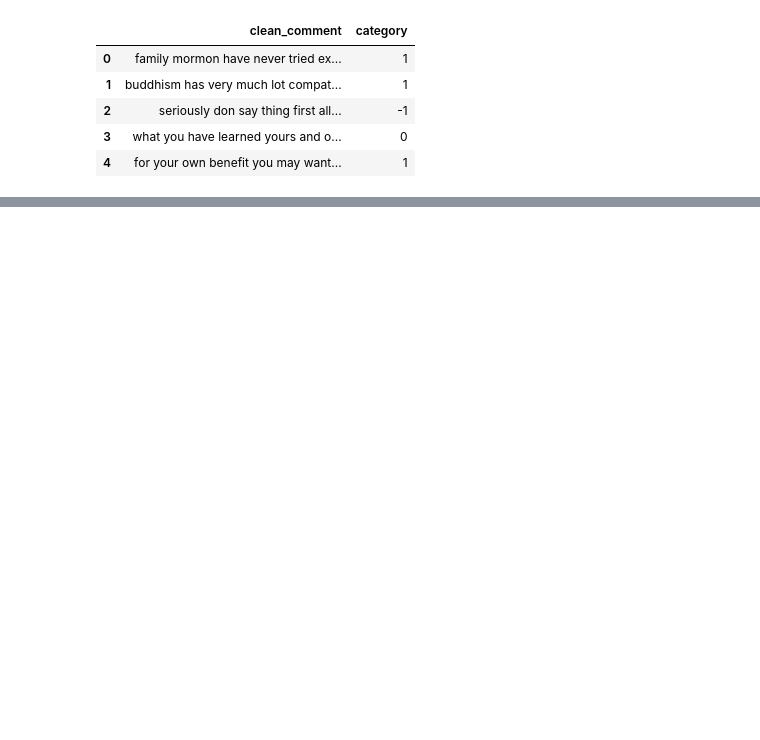
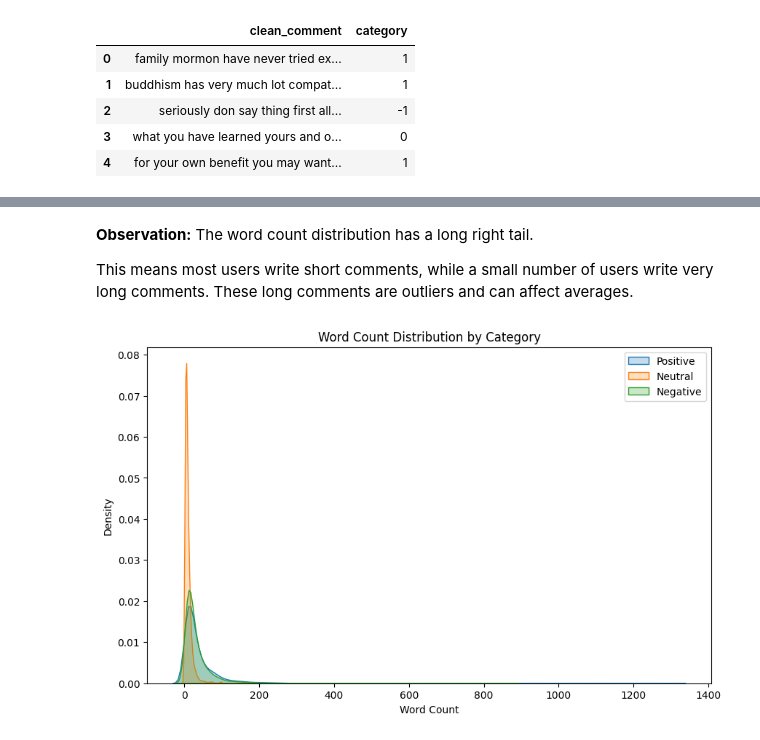
Before and after one commit to SiddharthGanguli/youtube_Comment_analyzer, a Jupyter notebook: notebook/basic-eda1.ipynb, the cells around one changed output, grey strips where cells are left out. Cells and saved outputs as stored; diff of their text form; code cells hidden in the pictures; blank space fills up the shorter version.

```diff
--- a/notebook/basic-eda1.ipynb
+++ b/notebook/basic-eda1.ipynb
@@ -14,0 +243,29 @@ df.to_csv('redit-data.csv',index=False)
+# %% [markdown]
+**Observation:** The word count distribution has a long right tail.
+
+This means most users write short comments, while a small number of users write very long comments. These long comments are outliers and can affect averages.
+# %%
+# Create the figure and axes
+plt.figure(figsize=(10, 6))
+
+# Plot KDE for category 1
+sns.kdeplot(df[df['category'] == 1]['word_count'], label='Positive', fill=True)
+
+# Plot KDE for category 0
+sns.kdeplot(df[df['category'] == 0]['word_count'], label='Neutral', fill=True)
+
+# Plot KDE for category -1
+sns.kdeplot(df[df['category'] == -1]['word_count'], label='Negative', fill=True)
+
+# Add title and labels
+plt.title('Word Count Distribution by Category')
+plt.xlabel('Word Count')
+plt.ylabel('Density')
+
+# Add a legend
+plt.legend()
+
+# Show the plot
+plt.show()
+# %% [output]
+[figure, added]
```
Also changed, not shown: parts of 52 cells of this notebook.
